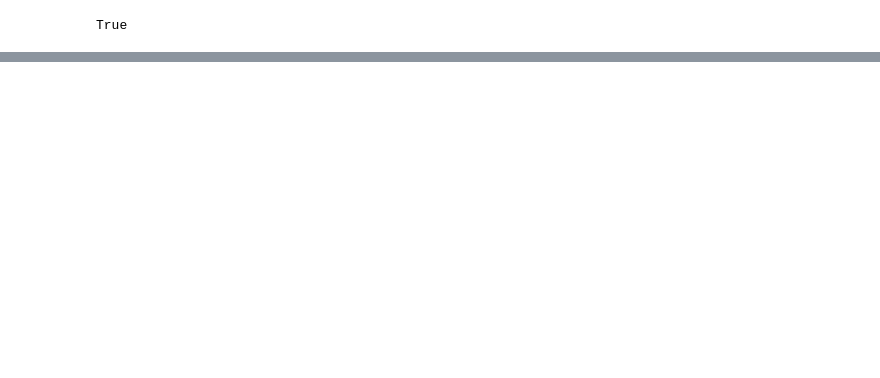
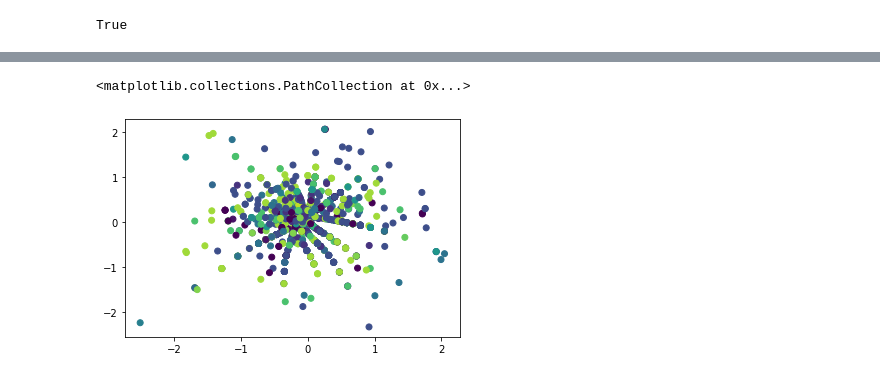
Before and after one commit to Sllambias/perfume_mining, a Jupyter notebook: preproc.ipynb, the cells around one changed output, grey strips where cells are left out. Cells and saved outputs as stored; diff of their text form; code cells hidden in the pictures; blank space fills up the shorter version.

```diff
--- a/preproc.ipynb
+++ b/preproc.ipynb
@@ -102,0 +96,34 @@ print(len(x), sum(y)) #Without losing tokens, the amount of unique types have be
+# %%
+sents_vectorized = []
+for sent in sent_dic_autocorrected:
+    sent_vectorized = []
+    word_count = 0
+    for word in sent.split():
+        if word in wv:
+            if word_count == 0:
+                vector = wv.get_vector(word)
+            else:
+                np.add(vector, wv.get_vector(word))
+            word_count += 1
+        else:
+            continue
+    sents_vectorized.append(vector/(word_count+1))
+# %%
+from sklearn.decomposition import PCA
+from sklearn.manifold import TSNE
+from sklearn.manifold import MDS
+embedding = MDS(n_components=2)
+
+pca = PCA(n_components=2)
+# %%
+scaled_sents = pca.fit_transform(sents_vectorized)
+mds_sents = embedding.fit_transform(np.array(sents_vectorized).astype(np.float64))
+# %%
+from sklearn.preprocessing import LabelEncoder
+mlb = LabelEncoder()
+scent_labels = mlb.fit_transform(df.scents)
+# %%
+plt.scatter(mds_sents[:,0], mds_sents[:,1], c=scent_labels)
+# %% [output]
+<matplotlib.collections.PathCollection at 0x...>
+[figure, added]
```
Also changed, not shown: parts of 22 cells of this notebook.
